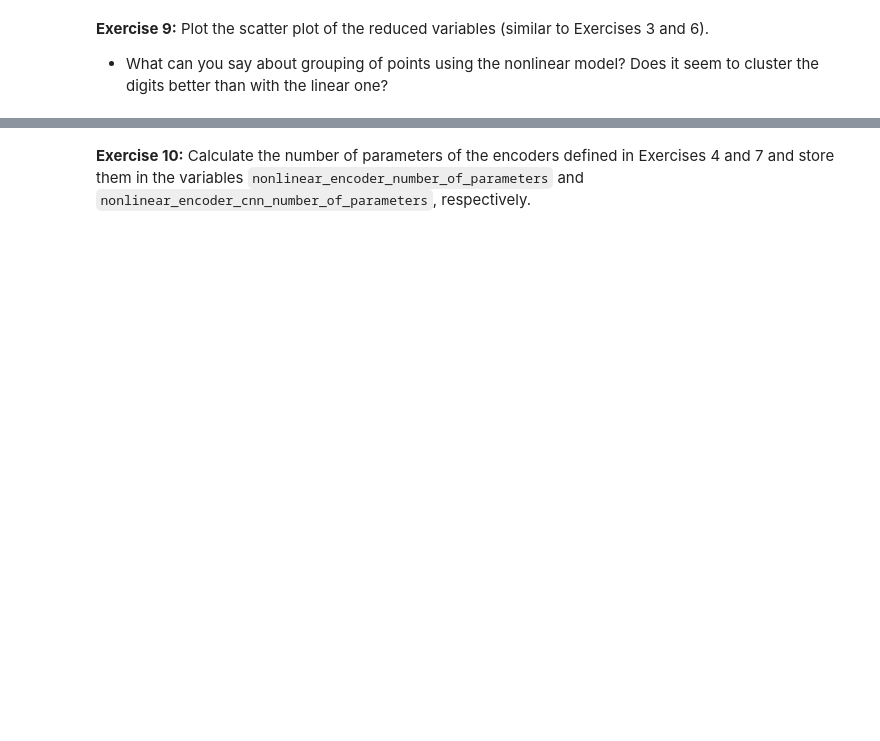
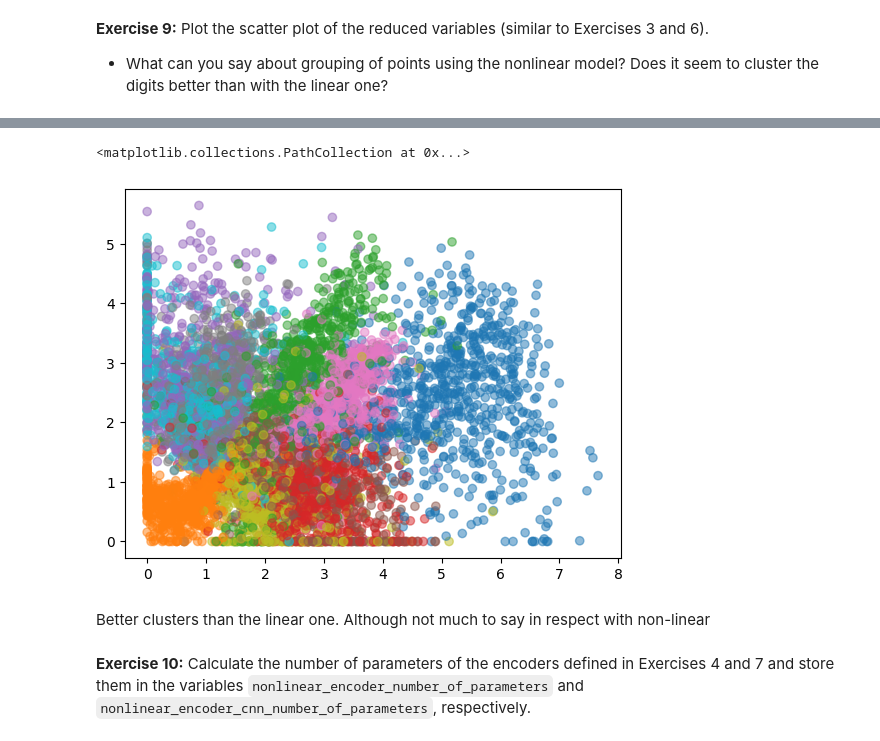
Before and after one commit to ErikDz/semester_4, a Jupyter notebook: CSE204/Lecture 11/lab_session_11.ipynb, the cells around one changed output, grey strips where cells are left out. Cells and saved outputs as stored; diff of their text form; code cells hidden in the pictures; blank space fills up the shorter version.

```diff
--- a/CSE204/Lecture 11/lab_session_11.ipynb
+++ b/CSE204/Lecture 11/lab_session_11.ipynb
@@ -422,0 +430,13 @@ YOUR ANSWER HERE
+# %%
+# ... nonlinear_encoder...(...)
+# plt.scatter(...)  # <- TO UNCOMMENT AND COMPLETE
+
+N_POINTS = 8000
+plt.scatter(
+    nonlinear_encoder_cnn.predict(x_train[:N_POINTS])[:, 0],
+    nonlinear_encoder_cnn.predict(x_train[:N_POINTS])[:, 1],
+    c=y_train[:N_POINTS],
+    cmap="tab10",
+    alpha=0.5,
+)
+# %% [output]
@@ -423,2 +445,6 @@ YOUR ANSWER HERE
+<matplotlib.collections.PathCollection at 0x...>
+[figure, added]
+# %% [markdown]
+Better clusters than the linear one. Although not much to say in respect with non-linear
 # %% [markdown]
 **Exercise 10:** Calculate the number of parameters of the encoders defined in Exercises 4 and 7 and store them in the variables `nonlinear_encoder_number_of_parameters` and `nonlinear_encoder_cnn_number_of_parameters`, respectively.
```
Also changed, not shown: parts of 20 cells of this notebook, 22 other files.
